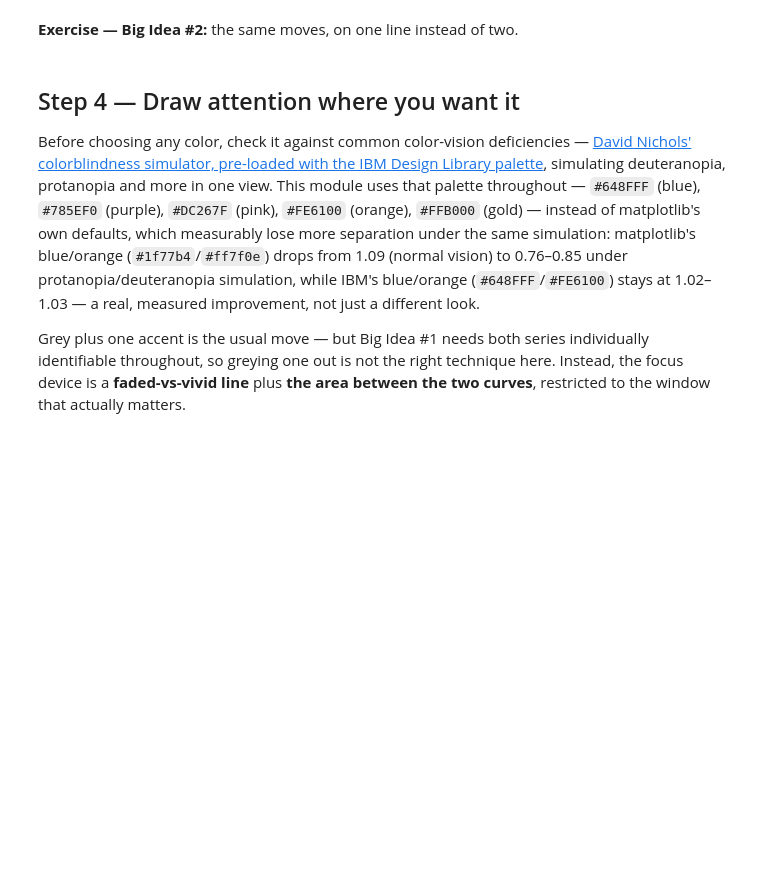
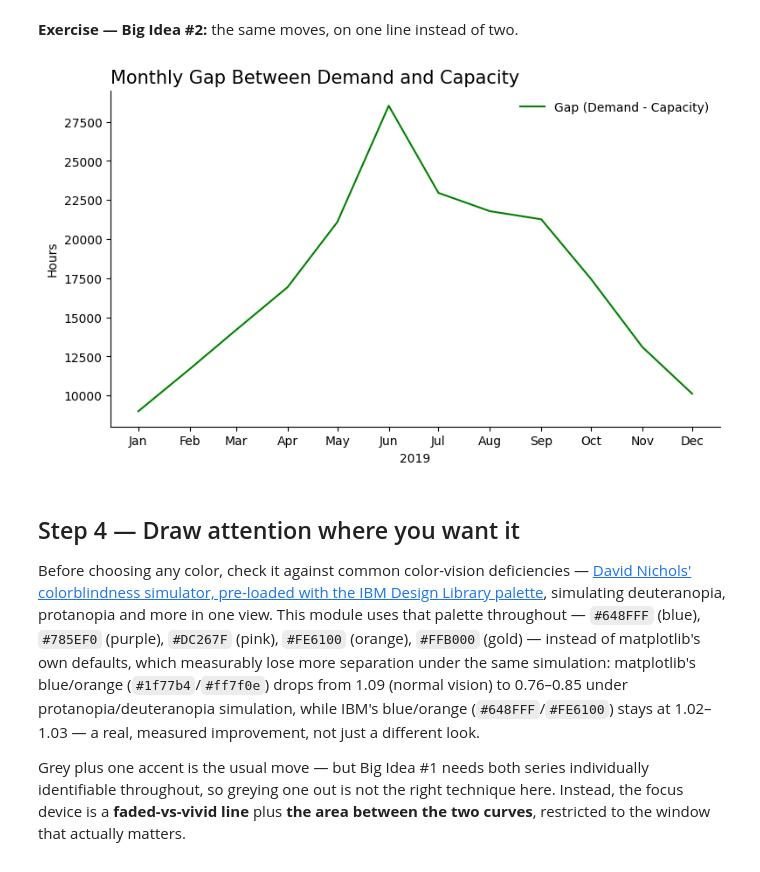
Before and after one commit to AlexisClaude/air_quality, a Jupyter notebook: notebooks/session3/08_data_visualization.ipynb, the cells around one changed output. Drawn from its saved outputs; the diff is of its cells as text; code cells hidden in the pictures; blank space fills up the shorter version.

```diff
--- a/notebooks/session3/08_data_visualization.ipynb
+++ b/notebooks/session3/08_data_visualization.ipynb
@@ -124,6 +152,20 @@ plt.show()
 **Exercise — Big Idea #2:** the same moves, on one line instead of two.
 # %%
 # TODO 2: declutter Big Idea #2's chart — the same habillage moves, on one line
+capacity_df["gap"] = capacity_df["demand"] - capacity_df["capacity"]
+fig, ax = plt.subplots(figsize=(9, 5))
+ax.plot(capacity_df["date"], capacity_df["gap"], label="Gap (Demand - Capacity)", color="green")
+ax.spines["top"].set_visible(False)
+ax.spines["right"].set_visible(False)
+ax.legend(frameon=False)
+ax.set_xticks(capacity_df["date"])
+ax.set_xticklabels([d.strftime("%b") for d in capacity_df["date"]])
+ax.set_xlabel("2019")
+ax.set_ylabel("Hours")
+ax.set_title("Monthly Gap Between Demand and Capacity", loc="left", fontsize=15)
+plt.show()
+# %% [output]
+[figure, added]
 # %% [markdown]
 ## Step 4 — Draw attention where you want it
 
```
Also changed, not shown: parts of 12 cells of this notebook.
